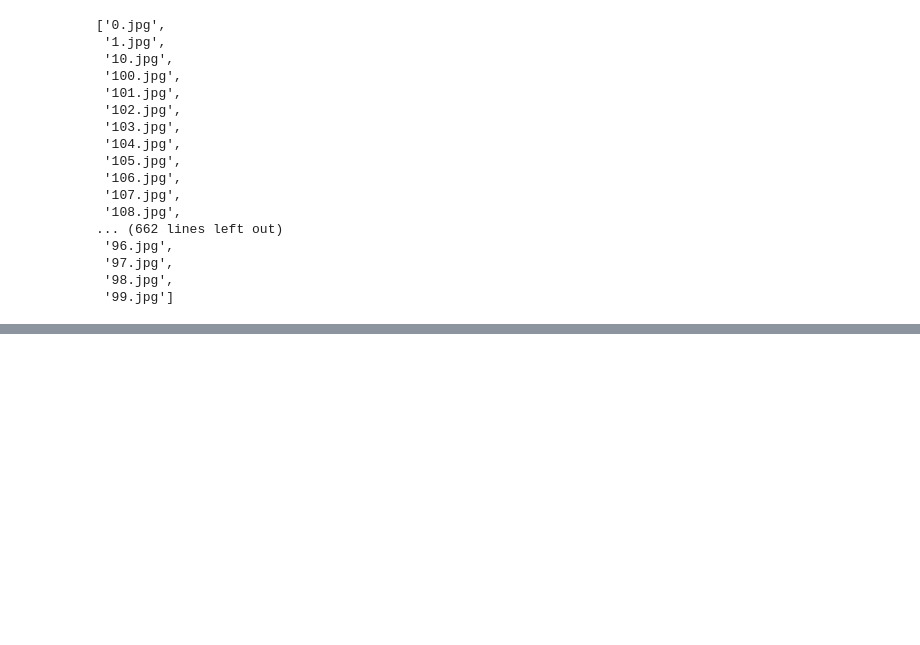
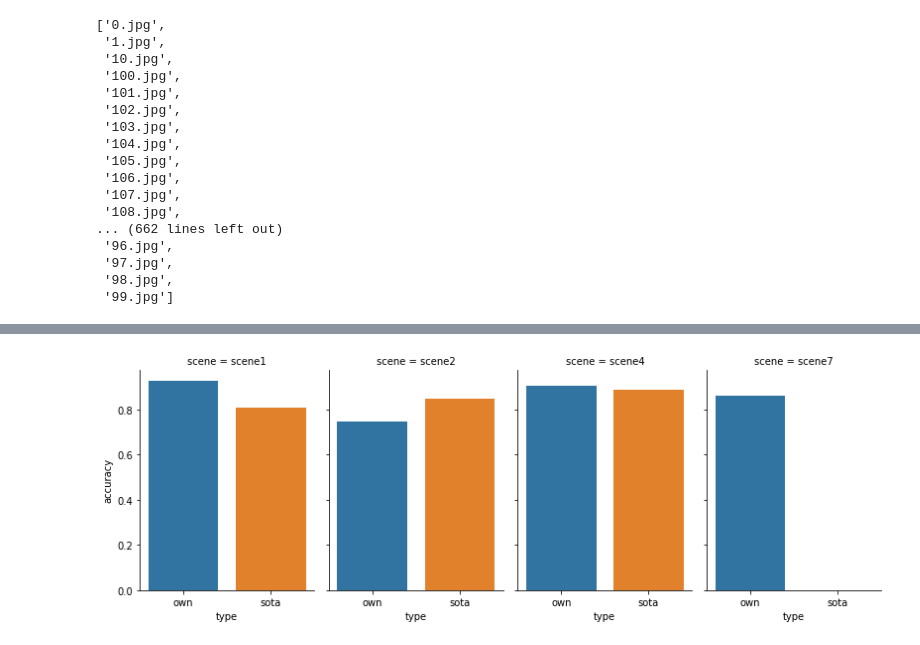
Before and after one commit to SUS-SS2022/conv-recognition, a Jupyter notebook: demo/conv_recognition.ipynb, the cells around one changed output, grey strips where cells are left out. Saved outputs shown, nothing was run; the diff lists cells and outputs as text; code cells hidden in the pictures; blank space fills up the shorter version.

```diff
--- a/demo/conv_recognition.ipynb
+++ b/demo/conv_recognition.ipynb
@@ -311,0 +391,9 @@ cap = cv2.VideoCapture('')
+# %%
+import seaborn as sns
+import matplotlib.pyplot as plt
+
+fig = sns.catplot(data=df, x='type', y='accuracy', col='scene', kind='bar', height=4, aspect=.7)
+plt.show()
+fig.savefig('data/plots/accuracy.pdf')
+# %% [output]
+[figure, added]
```
Also changed, not shown: parts of 13 cells of this notebook, 14 other files.
